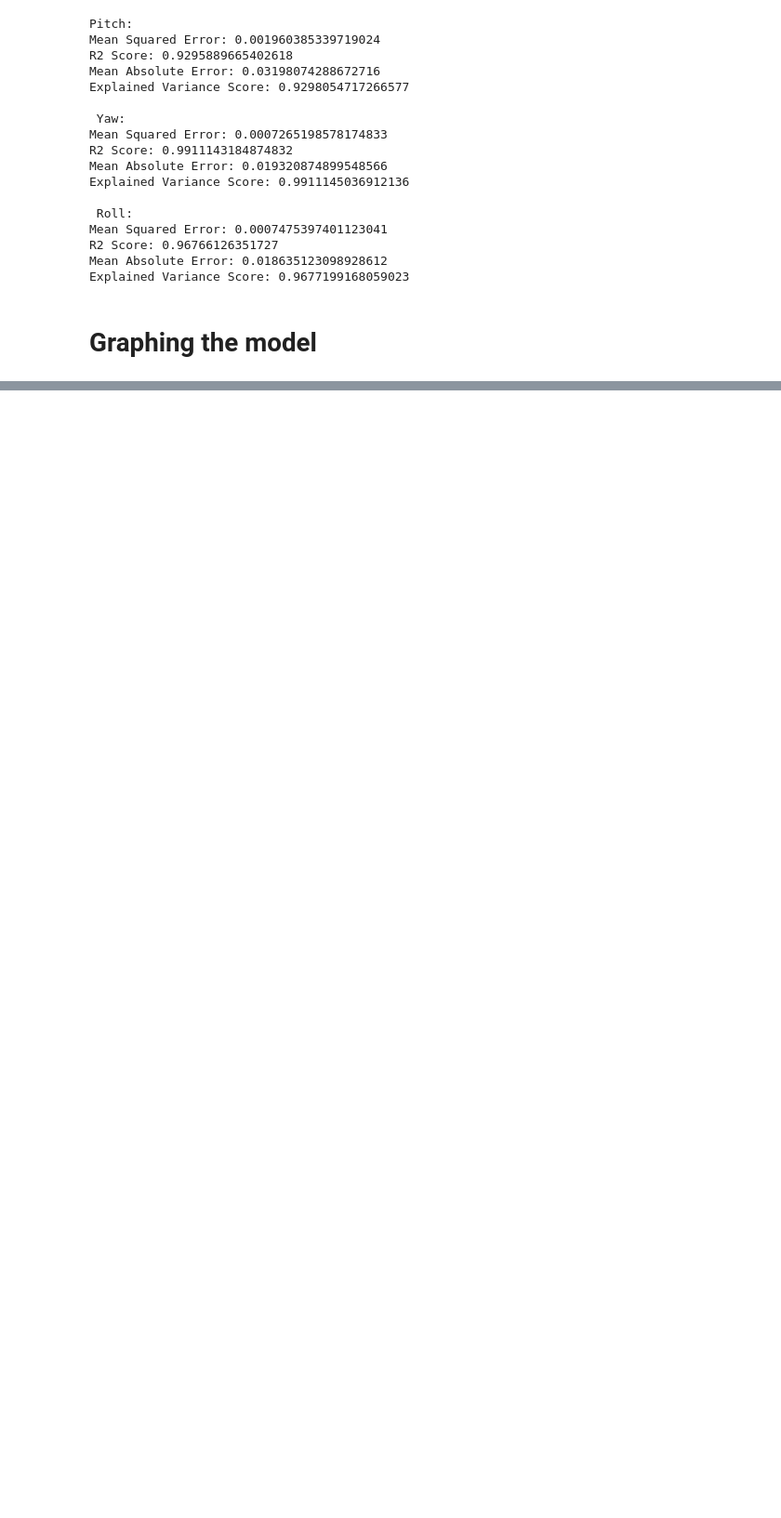
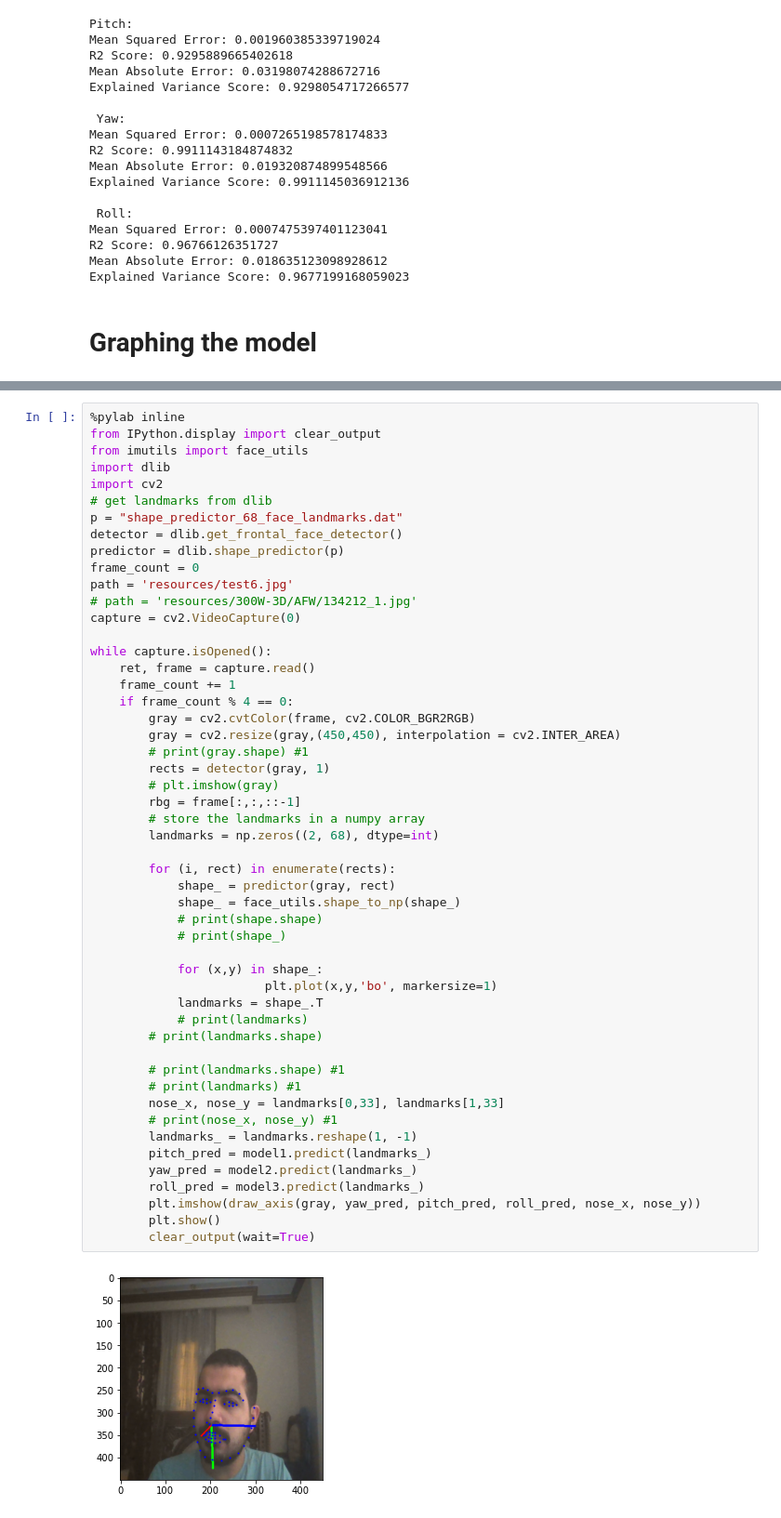
Before and after one commit to YasserHawass/face-pose-parameters-estimation, a Jupyter notebook: main_dlib.ipynb, the cells around one changed output, grey strips where cells are left out. Shown at 93% size. Saved outputs shown, nothing was run; the diff lists cells and outputs as text; blank space fills up the shorter version.

Commit message:
upload working main_dlib

```diff
--- a/main.ipynb
+++ b/main_dlib.ipynb
@@ -268,0 +271,53 @@ plt.show()
+# %%
+%pylab inline
+from IPython.display import clear_output
+from imutils import face_utils
+import dlib
+import cv2
+# get landmarks from dlib
+p = "shape_predictor_68_face_landmarks.dat"
+detector = dlib.get_frontal_face_detector()
+predictor = dlib.shape_predictor(p)
+frame_count = 0
+path = 'resources/test6.jpg'
+# path = 'resources/300W-3D/AFW/134212_1.jpg'
+capture = cv2.VideoCapture(0)
+
+while capture.isOpened():
+    ret, frame = capture.read()
+    frame_count += 1
+    if frame_count % 4 == 0:
+        gray = cv2.cvtColor(frame, cv2.COLOR_BGR2RGB)
+        gray = cv2.resize(gray,(450,450), interpolation = cv2.INTER_AREA)
+        # print(gray.shape) #1
+        rects = detector(gray, 1)
+        # plt.imshow(gray)
+        rbg = frame[:,:,::-1]
+        # store the landmarks in a numpy array
+        landmarks = np.zeros((2, 68), dtype=int)
+
+        for (i, rect) in enumerate(rects):
+            shape_ = predictor(gray, rect)
+            shape_ = face_utils.shape_to_np(shape_)
+            # print(shape.shape)
+            # print(shape_)
+
+            for (x,y) in shape_:
+                        plt.plot(x,y,'bo', markersize=1)
+            landmarks = shape_.T
+            # print(landmarks)
+        # print(landmarks.shape)
+
+        # print(landmarks.shape) #1
+        # print(landmarks) #1
+        nose_x, nose_y = landmarks[0,33], landmarks[1,33]
+        # print(nose_x, nose_y) #1
+        landmarks_ = landmarks.reshape(1, -1)
+        pitch_pred = model1.predict(landmarks_)
+        yaw_pred = model2.predict(landmarks_)
+        roll_pred = model3.predict(landmarks_)
+        plt.imshow(draw_axis(gray, yaw_pred, pitch_pred, roll_pred, nose_x, nose_y))
+        plt.show()
+        clear_output(wait=True)
+# %% [output]
+[figure, added]
```
Also changed, not shown: parts of 4 cells of this notebook, 1 other file.
